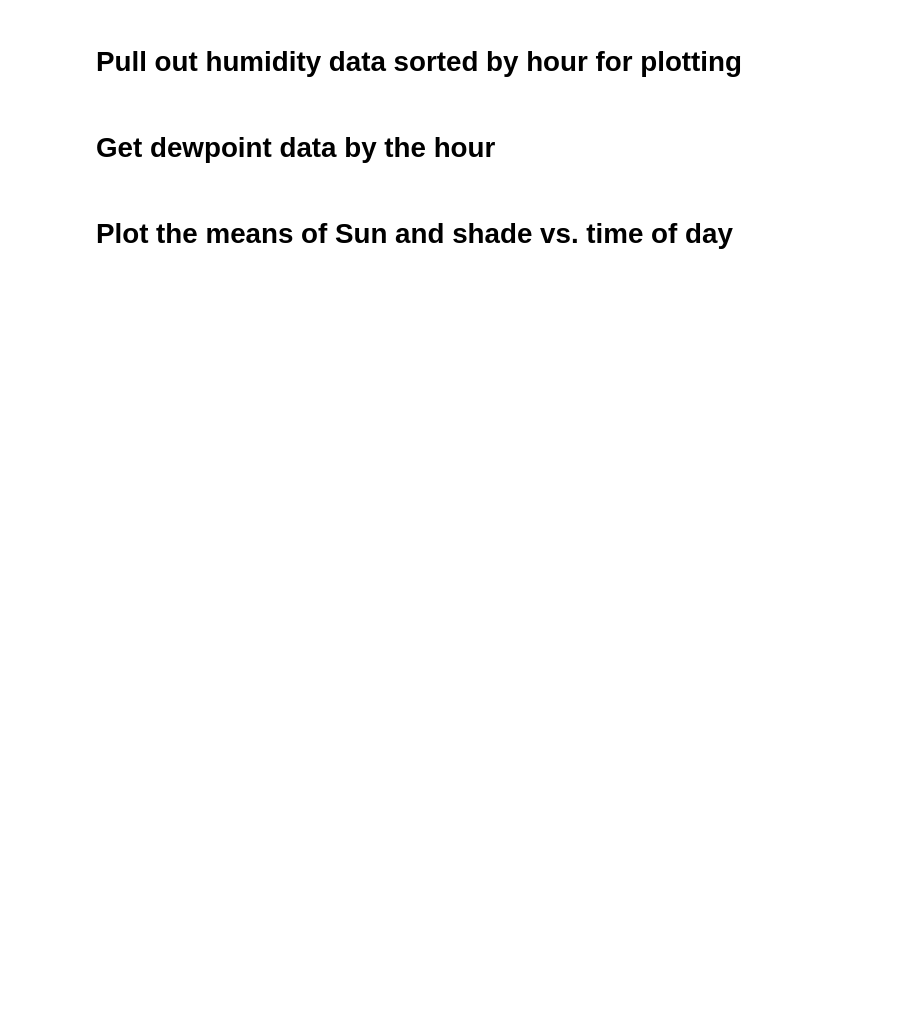
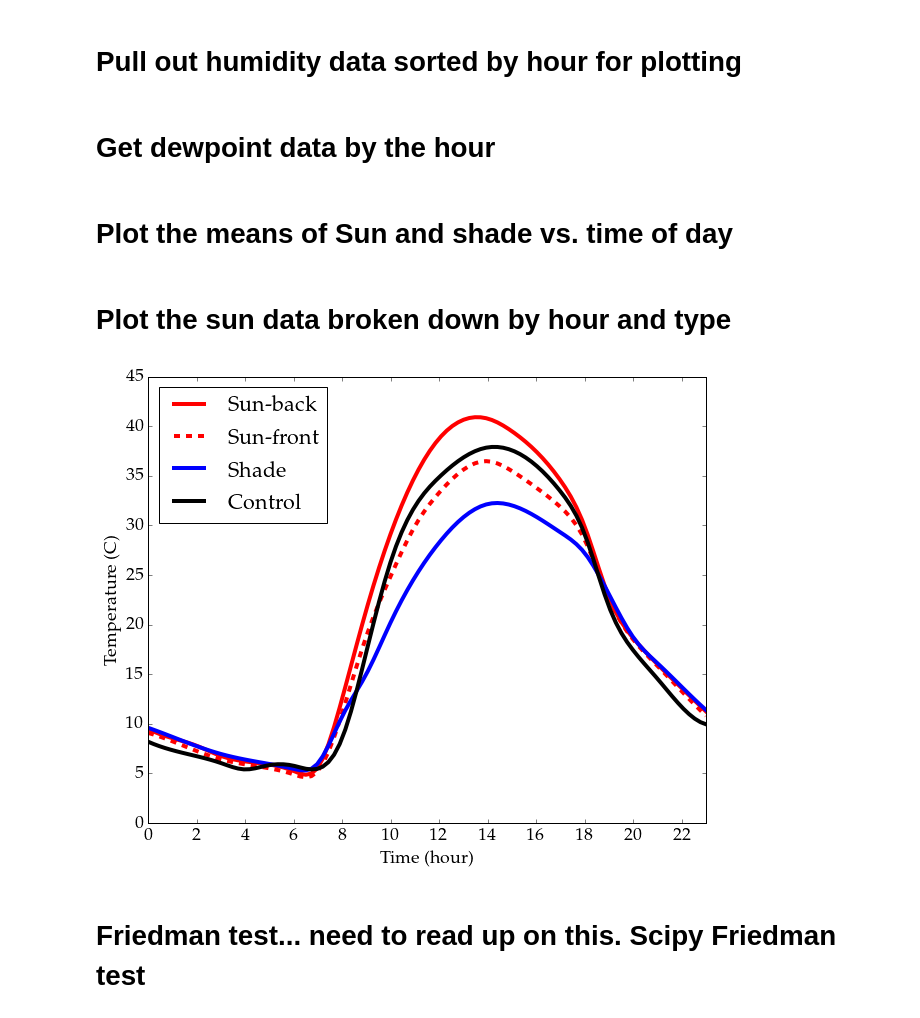
Before and after one commit to Luomin1993/Ani, a Jupyter notebook: Ani_GetData.ipynb, the cells around one changed output. Cells and saved outputs as stored; diff of their text form; code cells hidden in the pictures; blank space fills up the shorter version.

Commit message:
Ani_GetData update

```diff
--- a/Ani_GetData.ipynb
+++ b/Ani_GetData.ipynb
@@ -103,0 +151,34 @@ def get_ave_values(str1='T'):
+# %% [markdown]
+<h1> Plot the sun data broken down by hour and type </h1>
+# %%
+sun_ave_back, sun_ave_front, shade_ave_all, con_ave_all = get_ave_values('T')
+
+#spline interpolation to the data
+xhours=linspace(0,23,100)
+SS_back= UnivariateSpline(hours,sun_ave_back,s=0.1)
+SS_front= UnivariateSpline(hours,sun_ave_front,s=0.1)
+SSh= UnivariateSpline(hours,shade_ave_all,s=0.1)
+SC= UnivariateSpline(hours,con_ave_all,s=0.1)
+
+######### plot with spline interpolation #########
+plot(xhours,SS_back(xhours),'-r',linewidth=4)
+plot(xhours,SS_front(xhours),'--r',linewidth=4)
+plot(xhours,SSh(xhours),'-b',linewidth=4)
+plot(xhours,SC(xhours),'-k',linewidth=4)
+
+######### plot without spine  #############
+#plot(hours,sun_ave_back,'-r',linewidth=4)
+#plot(hours,sun_ave_front,'--r',linewidth=4)
+#plot(hours,shade_ave_all,'-b',linewidth=4)
+#plot(hours,con_ave_all,'-k',linewidth=4)
+
+ylabel('Temperature (C)')
+xlabel('Time (hour)')
+legend(('Sun-back','Sun-front','Shade','Control'),loc='upper left')
+xticks(np.arange(0,23,2))
+xlim(0,23)
+plt.savefig('fig/temp_means.png')
+# %% [output]
+[figure, added]
+# %% [markdown]
+<h1> Friedman test... need to read up on this. Scipy Friedman test</h1>
```
Also changed, not shown: parts of 17 cells of this notebook.
